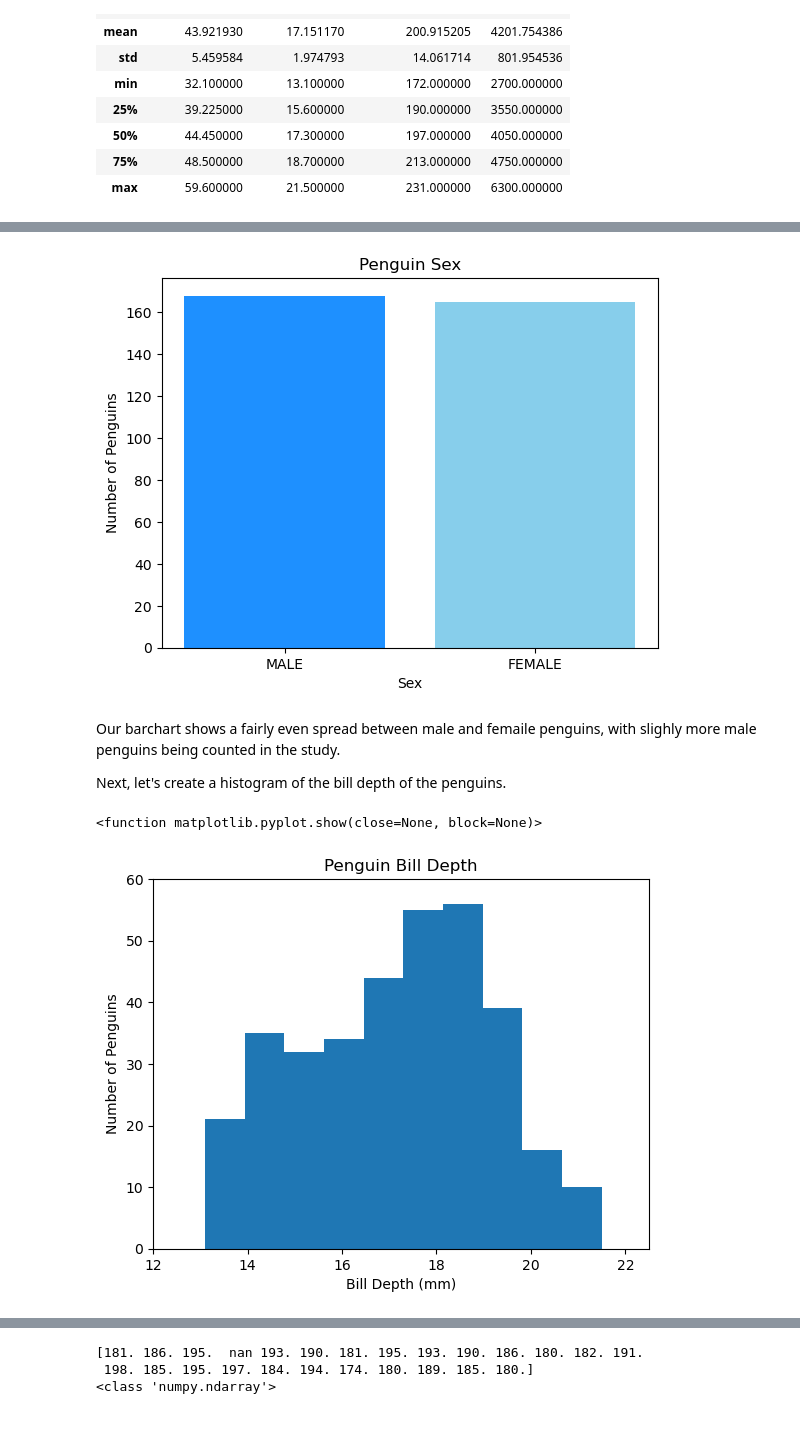
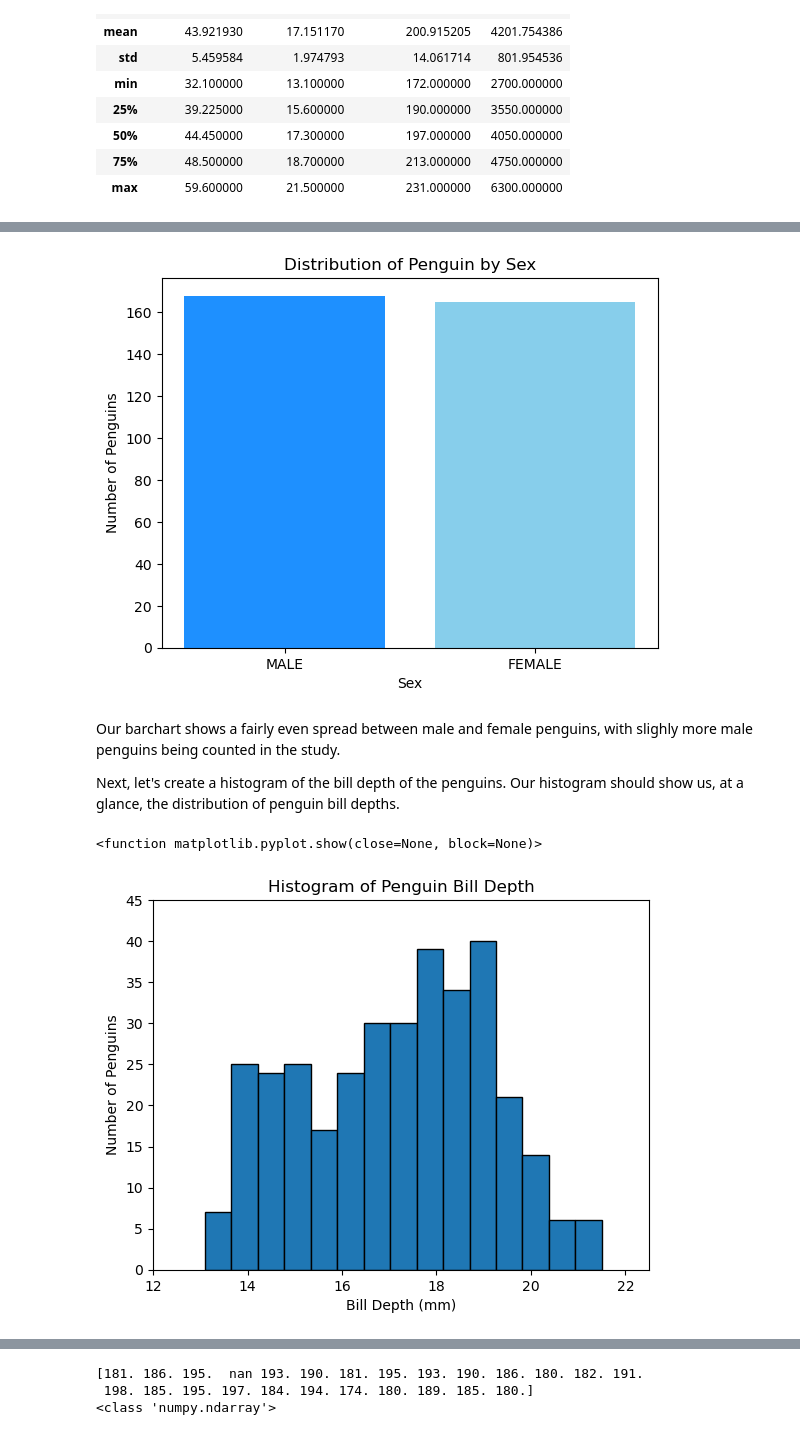
Before and after one commit to pcahillgit/principles-of-data-analytics, a Jupyter notebook: penguins.ipynb, the cells around one changed output, grey strips where cells are left out. Saved outputs shown, nothing was run; the diff lists cells and outputs as text; code cells hidden in the pictures.

Commit message:
retitled barchart, adjusted bins in hist., added extra hist. to explain how the individual species impact distribution

```diff
--- a/penguins.ipynb
+++ b/penguins.ipynb
@@ -140,7 +142,7 @@ sex_counts = df['sex'].value_counts()
 #defining the colours for each sex
 colors = ('dodgerblue', 'skyblue')
 
-#plotting the barchart
+#plotting the barchart, adding colours
 plt.bar(sex_counts.index, sex_counts, color=colors)
 
 #Axis Labels
@@ -148,35 +150,35 @@ plt.xlabel('Sex')
 plt.ylabel('Number of Penguins')
 
 #Title
-plt.title('Penguin Sex')
+plt.title('Distribution of Penguin by Sex')
 
-#
+#displaying the plot
 plt.show()
 # %% [output]
-[figure, old version]
+[figure, new version]
 # %% [markdown]
-Our barchart shows a fairly even spread between male and femaile penguins, with slighly more male penguins being counted in the study.
+Our barchart shows a fairly even spread between male and female penguins, with slighly more male penguins being counted in the study.
 
-Next, let's create a histogram of the bill depth of the penguins. <a id='data'></a>
+Next, let's create a histogram of the bill depth of the penguins. Our histogram should show us, at a glance, the distribution of penguin bill depths. <a id='data'></a>
 # %%
-#Plotting the histogram
-plt.hist(df['bill_depth_mm'])
+#Plotting the histogram, setting the number of bins, outlining bins in black
+plt.hist(df['bill_depth_mm'], bins=15, edgecolor='black')
 
 #Axis Labels
 plt.xlabel('Bill Depth (mm)')
 plt.ylabel('Number of Penguins')
 
 #Title
-plt.title('Penguin Bill Depth')
+plt.title('Histogram of Penguin Bill Depth')
 
 # X Limits
 plt.xlim(12, 22.5)
 
 # Y Limits
-plt.ylim(0, 60)
+plt.ylim(0, 45)
 
 #displaying plot
 plt.show
 # %% [output]
 <function matplotlib.pyplot.show(close=None, block=None)>
-[figure, old version]
+[figure, new version]
```
Also changed, not shown: parts of 20 cells of this notebook.
